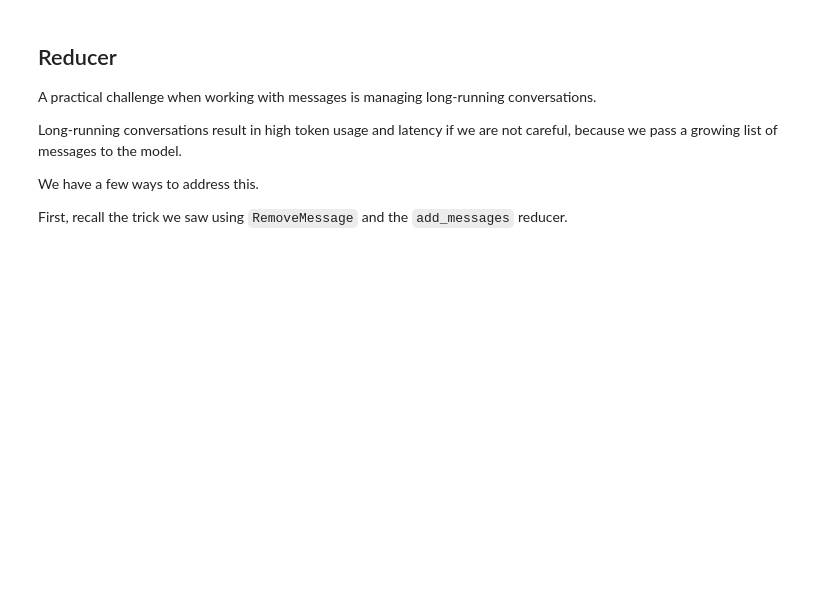
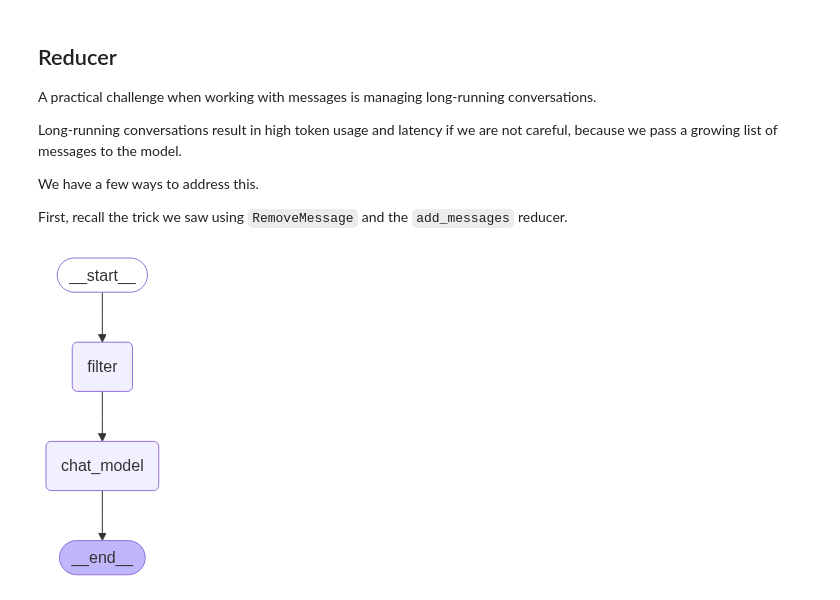
Before and after one commit to LuniaKunal/learning-agents-from-scratch, a Jupyter notebook: module-2/trim-filter-messages.ipynb, the cells around one changed output. Drawn from its saved outputs; the diff is of its cells as text; code cells hidden in the pictures; blank space fills up the shorter version.

Commit message:
learned trimming and filtering messages

```diff
--- a/module-2/trim-filter-messages.ipynb
+++ b/module-2/trim-filter-messages.ipynb
@@ -104,3 +104,27 @@ Long-running conversations result in high token usage and latency if we are not
 We have a few ways to address this.
 
 First, recall the trick we saw using `RemoveMessage` and the `add_messages` reducer.
+# %%
+from langchain_core.messages import RemoveMessage
+from langgraph.graph import StateGraph
+
+def filter_message(state: MessagesState) -> MessagesState:
+    delete_messages = [RemoveMessage(id=m.id) for m in state["messages"][:-2]]
+    return {"messages": delete_messages}
+
+def chat_model_node(state: MessagesState):
+    return {"messages": [llm.invoke(state["messages"])]}
+
+builder = StateGraph(MessagesState)
+builder.add_node("filter", filter_message)
+builder.add_node("chat_model", chat_model_node)
+
+builder.add_edge(START, "filter")
+builder.add_edge("filter", "chat_model")
+builder.add_edge("chat_model", END)
+
+graph = builder.compile()
+
+display(Image(graph.get_graph().draw_mermaid_png()))
+# %% [output]
+[figure, added]
```
Also changed, not shown: parts of 17 cells of this notebook, 1 other file.
